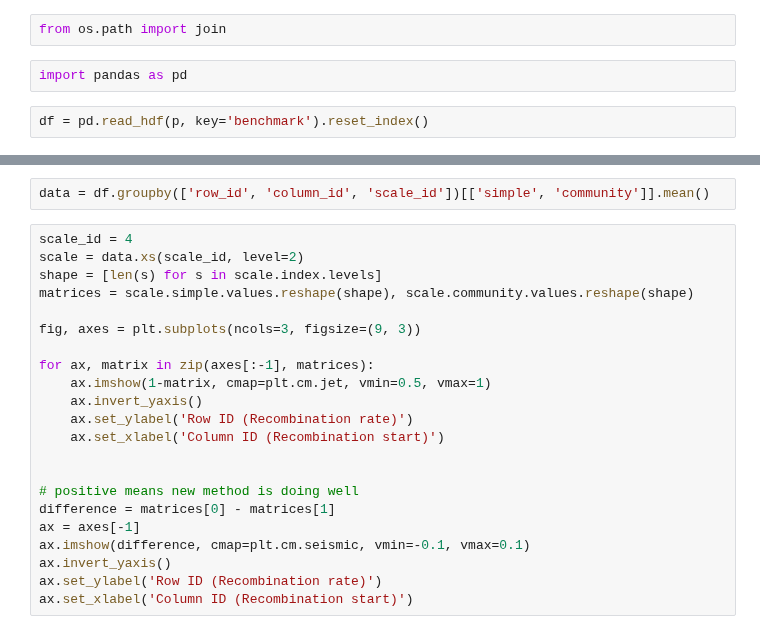
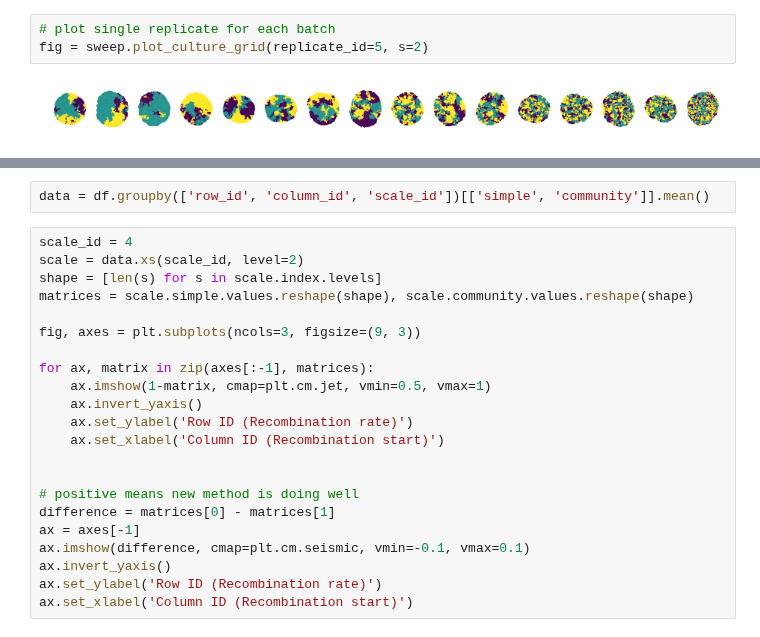
Before and after one commit to sbernasek/flyqma, a Jupyter notebook: notebooks/results.ipynb, the cells around one changed output, grey strips where cells are left out. Cells and saved outputs as stored; diff of their text form.

```diff
--- a/notebooks/results.ipynb
+++ b/notebooks/results.ipynb
@@ -50,6 +18,5 @@ fig = batch.plot_culture_grid()
-# %%
-from os.path import join
-# %%
-import pandas as pd
-# %%
-df = pd.read_hdf(p, key='benchmark').reset_index()
+# %%
+# plot single replicate for each batch
+fig = sweep.plot_culture_grid(replicate_id=5, s=2)
+# %% [output]
+[figure, added]
```
Also changed, not shown: parts of 109 cells of this notebook, 5 other files.
